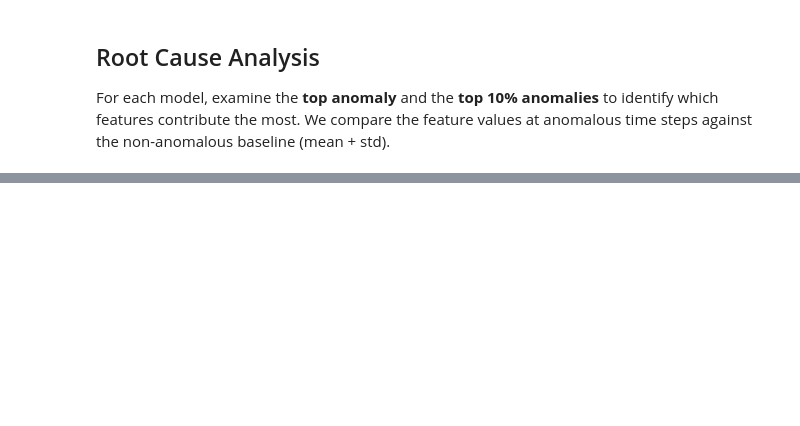
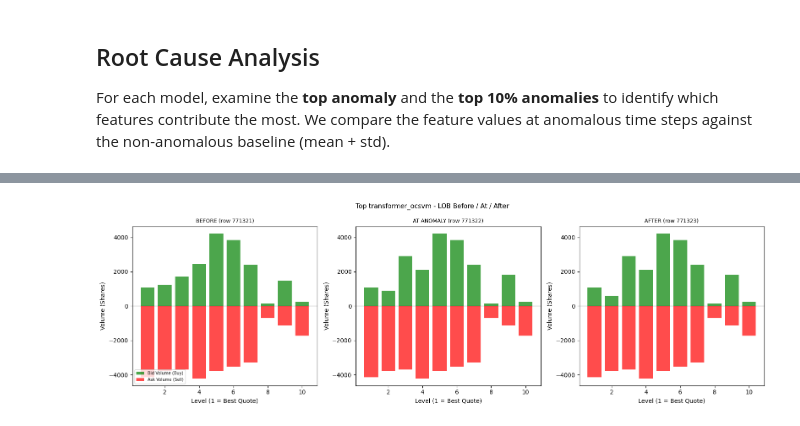
Before and after one commit to adonis107/MDS, a Jupyter notebook: notebooks/3. testing.ipynb, the cells around one changed output, grey strips where cells are left out. Drawn from its saved outputs; the diff is of its cells as text; code cells hidden in the pictures; blank space fills up the shorter version.

```diff
--- a/notebooks/3. testing.ipynb
+++ b/notebooks/3. testing.ipynb
@@ -709,0 +601,8 @@ Root cause analysis complete.
+# %%
+raw_lob_days = []
+raw_features_days = []
+for test_file in TEST_FILES:
+    df_raw, feat_raw = load_processed(test_file)
+    raw_lob_days.append(df_raw)
+    raw_features_days.append(feat_raw)
+    print(f"Loaded {os.path.basename(test_file)}: {len(df_raw)} raw rows, {len(feat_raw)} feature rows")
@@ -709,0 +958,79 @@ Root cause analysis complete.
+# %%
+def lob_to_table(df_raw, row_idx, n_levels=LOB_LEVELS):
+    """Extract a tidy LOB table for one timestamp."""
+    row = df_raw.iloc[row_idx]
+    records = []
+    for lv in range(1, n_levels + 1):
+        records.append({
+            "Level": lv,
+            "Bid Price":  row.get(f"bid-price-{lv}", np.nan),
+            "Bid Volume": row.get(f"bid-volume-{lv}", 0),
+            "Ask Price":  row.get(f"ask-price-{lv}", np.nan),
+            "Ask Volume": row.get(f"ask-volume-{lv}", 0),
+        })
+    return pd.DataFrame(records).set_index("Level")
+
+
+for label, info in anomalies_to_inspect.items():
+    day_id = info["day_id"]
+    raw_row = min(info["raw_row"], len(raw_lob_days[day_id]) - 1)
+    df_raw = raw_lob_days[day_id]
+
+    before_row = max(0, raw_row - 1)
+    after_row  = min(len(df_raw) - 1, raw_row + 1)
+
+    lob_before = lob_to_table(df_raw, before_row)
+    lob_at     = lob_to_table(df_raw, raw_row)
+    lob_after  = lob_to_table(df_raw, after_row)
+
+    print(f"\n{label} - LOB State Comparison")
+
+    delta_before_to_at = pd.DataFrame({
+        "Delta Bid Price":  lob_at["Bid Price"]  - lob_before["Bid Price"],
+        "Delta Bid Volume": lob_at["Bid Volume"] - lob_before["Bid Volume"],
+        "Delta Ask Price":  lob_at["Ask Price"]  - lob_before["Ask Price"],
+        "Delta Ask Volume": lob_at["Ask Volume"] - lob_before["Ask Volume"],
+    })
+    delta_at_to_after = pd.DataFrame({
+        "Delta Bid Price":  lob_after["Bid Price"]  - lob_at["Bid Price"],
+        "Delta Bid Volume": lob_after["Bid Volume"] - lob_at["Bid Volume"],
+        "Delta Ask Price":  lob_after["Ask Price"]  - lob_at["Ask Price"],
+        "Delta Ask Volume": lob_after["Ask Volume"] - lob_at["Ask Volume"],
+    })
+
+    print(f"\n  BEFORE (row {before_row}):")
+    display(lob_before)
+    print(f"\n  Changes BEFORE to AT ANOMALY:")
+    display(delta_before_to_at.style.applymap(
+        lambda v: "color: red; font-weight: bold" if abs(v) > 0 else "", subset=pd.IndexSlice[:, :]))
+
+    print(f"\n  AT ANOMALY (row {raw_row}):")
+    display(lob_at)
+    print(f"\n  Changes AT ANOMALY to AFTER:")
+    display(delta_at_to_after.style.applymap(
+        lambda v: "color: red; font-weight: bold" if abs(v) > 0 else "", subset=pd.IndexSlice[:, :]))
+
+    print(f"\n  AFTER (row {after_row}):")
+    display(lob_after)
+
+    fig, axes = plt.subplots(1, 3, figsize=(16, 5))
+    titles = [f"BEFORE (row {before_row})", f"AT ANOMALY (row {raw_row})", f"AFTER (row {after_row})"]
+    tables = [lob_before, lob_at, lob_after]
+
+    for ax, tbl, ttl in zip(axes, tables, titles):
+        levels = tbl.index.values
+        bv = tbl["Bid Volume"].values
+        av = tbl["Ask Volume"].values
+        x = np.arange(1, len(levels) + 1)
+        ax.bar(x, bv, color="green", alpha=0.7, label="Bid Volume (Buy)")
+        ax.bar(x, [-a for a in av], color="red", alpha=0.7, label="Ask Volume (Sell)")
+        ax.axhline(0, color="black", linewidth=0.8)
+        ax.set_xlabel("Level (1 = Best Quote)")
+        ax.set_ylabel("Volume (Shares)")
+        ax.set_title(ttl, fontsize=9)
+
+    axes[0].legend(fontsize=7, loc="lower left")
+    fig.suptitle(f"{label} - LOB Before / At / After", fontsize=11)
+    plt.tight_layout()
+    plt.show()
+# %% [output]
@@ -709,0 +1104 @@ Root cause analysis complete.
+[figure, added]
```
Also changed, not shown: parts of 20 cells of this notebook, 7 other files.
